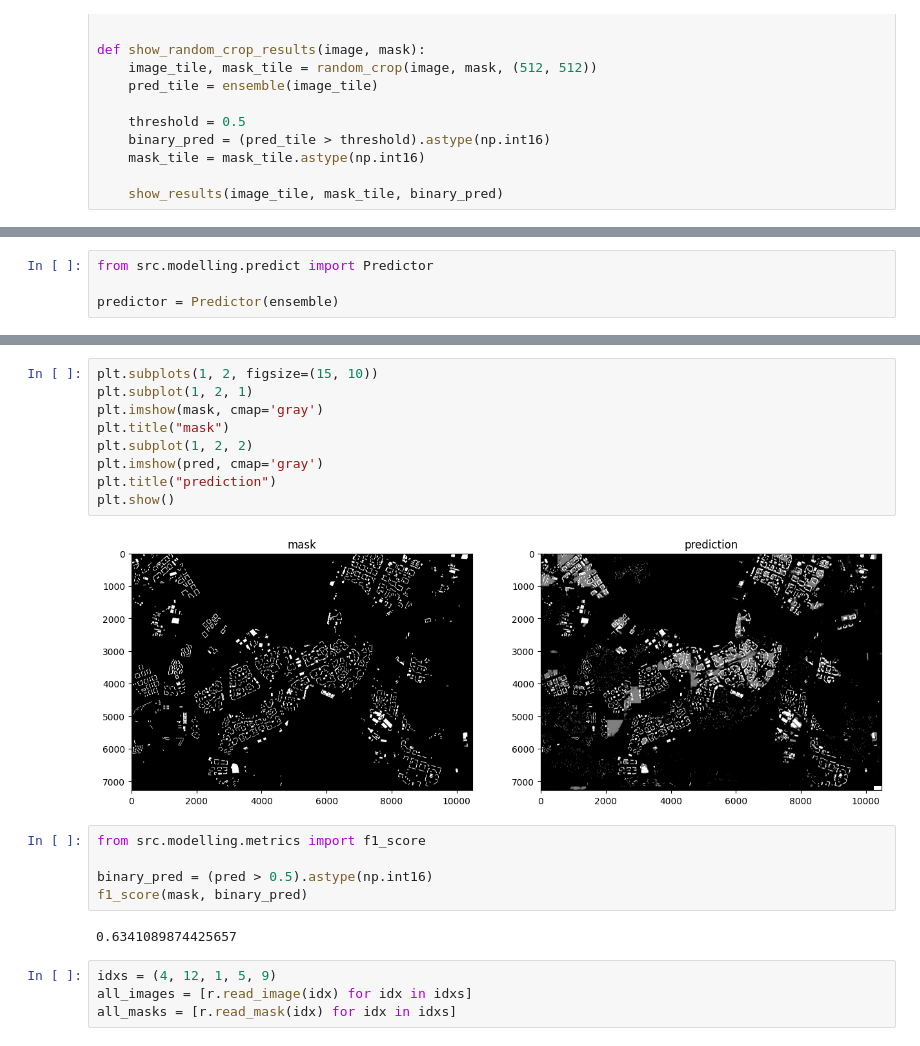
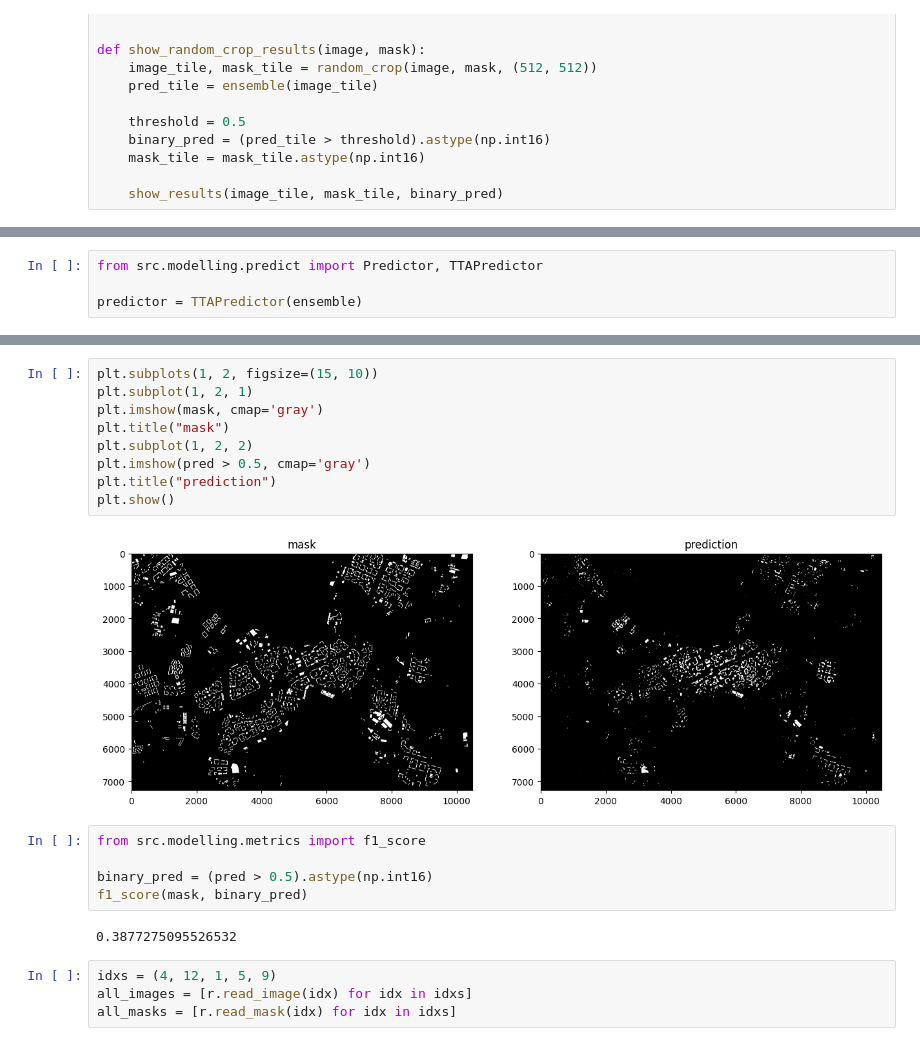
Before and after one commit to Lednik7/skoltech-Infrastructure, a Jupyter notebook: notebooks/ensemble_test.ipynb, the cells around one changed output, grey strips where cells are left out. Cells and saved outputs as stored; diff of their text form.

Commit message:
tta predictor. Bad??

```diff
--- a/notebooks/ensemble_test.ipynb
+++ b/notebooks/ensemble_test.ipynb
@@ -79,6 +79,6 @@ show_random_crop_results(image, mask)
 # %%
-from src.modelling.predict import Predictor
+from src.modelling.predict import Predictor, TTAPredictor
 
-predictor = Predictor(ensemble)
+predictor = TTAPredictor(ensemble)
 # %%
 pred = predictor.predict(image)
@@ -85,21 +90,21 @@ pred = predictor.predict(image)
 # %%
 plt.subplots(1, 2, figsize=(15, 10))
 plt.subplot(1, 2, 1)
 plt.imshow(mask, cmap='gray')
 plt.title("mask")
 plt.subplot(1, 2, 2)
-plt.imshow(pred, cmap='gray')
+plt.imshow(pred > 0.5, cmap='gray')
 plt.title("prediction")
 plt.show()
 # %% [output]
-[figure, old version]
+[figure, new version]
 # %%
 from src.modelling.metrics import f1_score
 
 binary_pred = (pred > 0.5).astype(np.int16)
 f1_score(mask, binary_pred)
 # %% [output]
-0.6341089874425657
+0.3877275095526532
 # %%
 idxs = (4, 12, 1, 5, 9)
 all_images = [r.read_image(idx) for idx in idxs]
```
Also changed, not shown: parts of 3 cells of this notebook, 4 other files.
